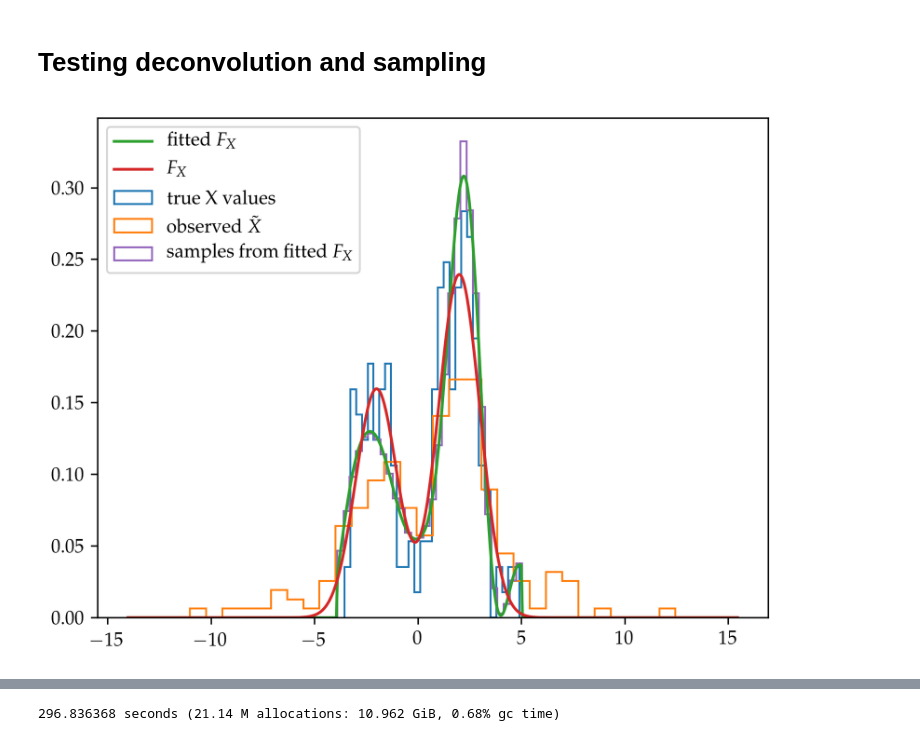
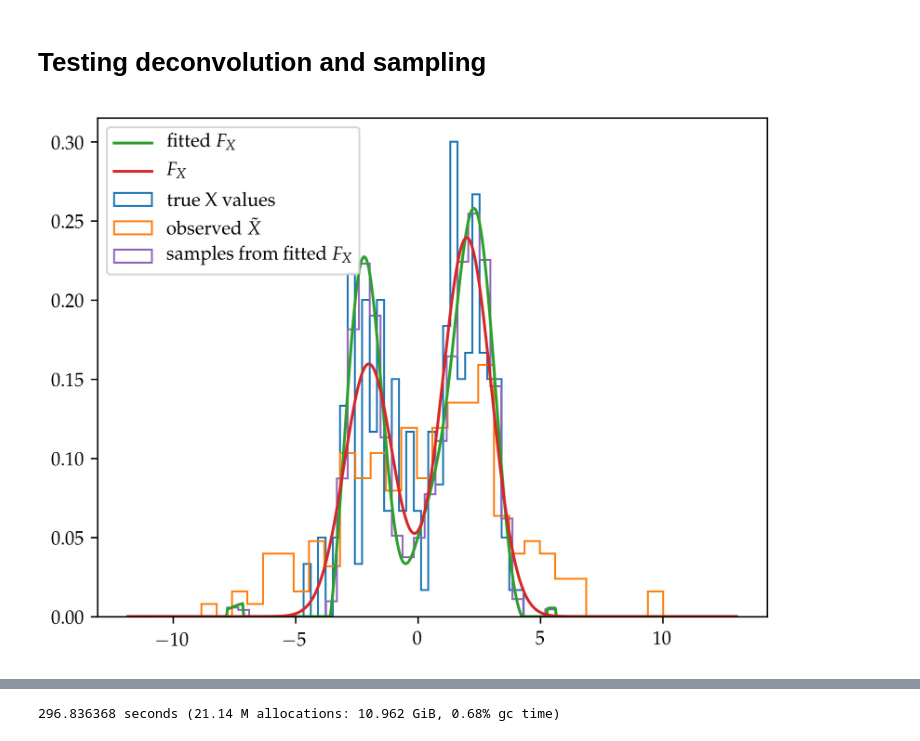
Before and after one commit to maximerischard/DeconvolutionTests.jl, a Jupyter notebook: notebooks/BootstrapTest.ipynb, the cells around one changed output, grey strips where cells are left out. Cells and saved outputs as stored; diff of their text form; code cells hidden in the pictures.

```diff
--- a/notebooks/BootstrapTest.ipynb
+++ b/notebooks/BootstrapTest.ipynb
@@ -209,18 +129,13 @@ plt.xlim(0, 1)
 # Simulate some data
 # %%
 # using a module as a cheap way to encapsulate variables
-module sim
-    using Distributions
-    F_X = Normal(0, 2)
+sim_hetero = let
     F_X = MixtureModel([Normal(-2, 1), Normal(2, 1)], [0.4, 0.6])
     F_Y = Normal(0, 2)
     n_X = 200
     n_Y = 120
-    σ_distr = Gamma(2.0, 1.0)
-    σ = rand(σ_distr, n_X)
-    γ = rand(σ_distr, n_Y)
-    X = rand(F_X, n_X)
-    Y = rand(F_Y, n_Y)
-    Xtilde = X .+ σ .* randn(n_X)
-    Ytilde = Y .+ γ .* randn(n_Y)
+    σ_X_distr = Gamma(2.0, 1.0)
+    σ_Y_distr = Gamma(2.0, 2.0)
+    KS.sim_data(F_X, F_Y, σ_X_distr, σ_Y_distr, n_X, n_Y)
 end
+;
@@ -235,20 +152,20 @@ plt.title(L"Distributions of $\sigma_X$ and $\sigma_Y$ used in simulations")
 # %% [markdown]
 # Testing deconvolution and sampling
 # %%
-xx = collect(linspace(minimum(sim.Xtilde)-3.0, maximum(sim.Xtilde)+3.0, 1000))
-F = KS.decon(sim.Xtilde, sim.σ, 0.3, xx; num_t=200, fixup=true)
+xtilde = sim_hetero[:Xtilde]
+xx = collect(linspace(minimum(xtilde)-3.0, maximum(xtilde)+3.0, 1000))
+F = KS.decon(xtilde, sim_hetero[:σ_X], 0.3, xx; num_t=200, fixup=true)
 F_samples = [KS.cdf_sample(xx, F) for _ in 1:1000000]
-F_samples[1:10]
 ;
 # %%
-plt.plt[:hist](sim.X, histtype="step", normed=true, bins=30, label="true X values")
-plt.plt[:hist](sim.Xtilde, histtype="step", normed=true, bins=30, label=L"observed $\tilde{X}$")
+plt.plt[:hist](sim_hetero[:X], histtype="step", normed=true, bins=30, label="true X values")
+plt.plt[:hist](sim_hetero[:Xtilde], histtype="step", normed=true, bins=30, label=L"observed $\tilde{X}$")
 plt.plot(StatsBase.midpoints(xx), diff(F)./diff(xx), label=L"fitted $F_X$")
-plt.plot(xx, pdf.(sim.F_X, xx), label=L"F_X")
+plt.plot(xx, pdf.(sim_hetero[:F_X], xx), label=L"F_X")
 plt.plt[:hist](F_samples, histtype="step", bins=30, normed=true, label=L"samples from fitted $F_X$")
 plt.legend(loc="upper left")
 ;
 # %% [output]
-[figure, old version]
+[figure, new version]
 # %%
 xx = collect(linspace(-8.0, 8.0, 1000))
```
Also changed, not shown: parts of 20 cells of this notebook.
